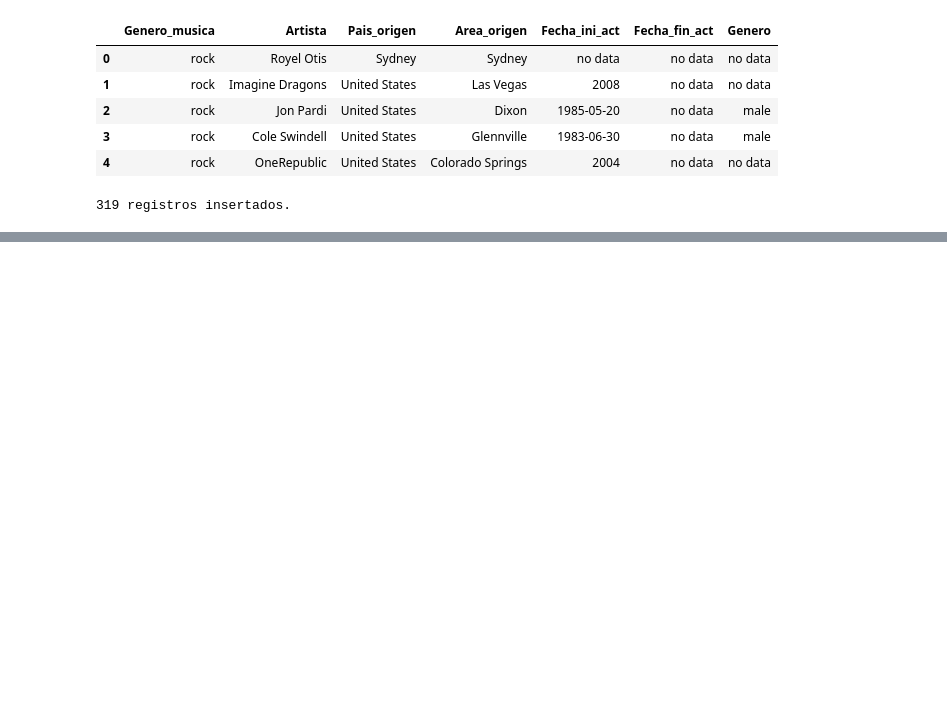
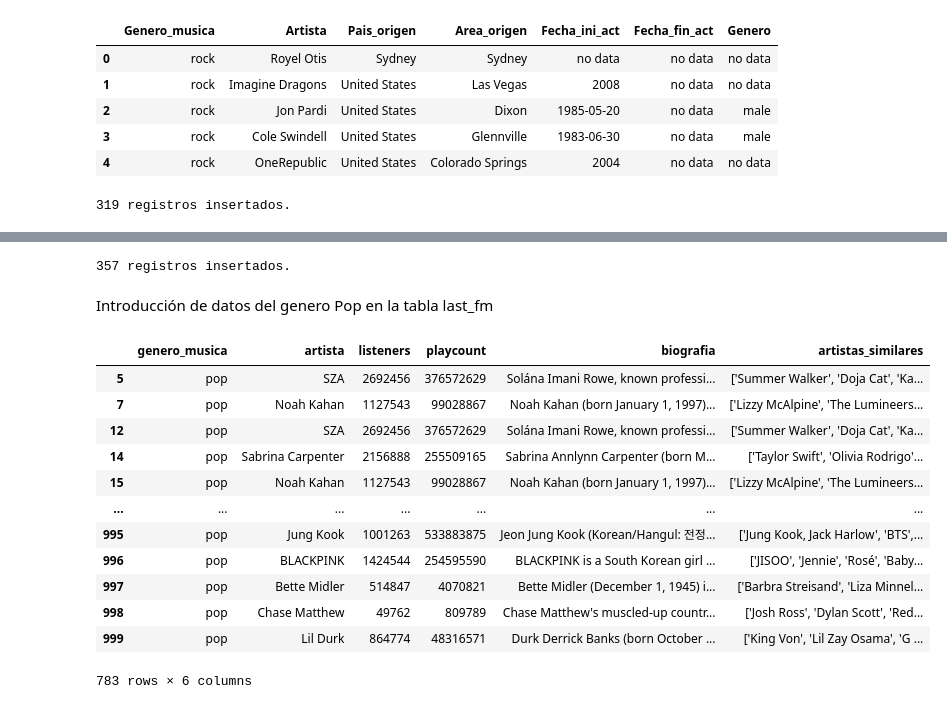
Before and after one commit to mtoledo-rgb/proyecto_spoty-api, a Jupyter notebook: Notebooks/BBDD_python_sql_VF.ipynb, the cells around one changed output, grey strips where cells are left out. Cells and saved outputs as stored; diff of their text form; code cells hidden in the pictures; blank space fills up the shorter version.

```diff
--- a/Notebooks/BBDD_python_sql_VF.ipynb
+++ b/Notebooks/BBDD_python_sql_VF.ipynb
@@ -498,0 +641,19 @@ except mysql.connector.Error as err:
+# %%
+# Inserción de los datos en SQL
+
+mycursor = cnx.cursor()
+query_hiphop_fm = "INSERT INTO last_fm (genero_musica, artista, listeners, playcount, biografia, artistas_similares) VALUES (%s,%s,%s,%s,%s,%s)"
+
+try:
+    mycursor.executemany(query_hiphop_fm, hiphop_fm_lista)
+    cnx.commit()
+    print(mycursor.rowcount, "registros insertados.")
+except mysql.connector.Error as err:
+    print("Error:", err)
+    print("Error Code:", err.errno)
+    print("SQLSTATE:", err.sqlstate)
+    print("Message:", err.msg)
+# %% [output]
+357 registros insertados.
+# %% [markdown]
+Introducción de datos del genero Pop en la tabla last_fm
@@ -498,0 +672,17 @@ except mysql.connector.Error as err:
+# %%
+duplicados_columna = pop_fm.duplicated(subset=['artista'])
+pop_fm[duplicados_columna]
+# %% [output]
+|  | genero_musica | artista | listeners | playcount | biografia | artistas_similares |
+| 5 | pop | SZA | 2692456 | 376572629 | Solána Imani Rowe, known professi... | ['Summer Walker', 'Doja Cat', 'Ka... |
+| 7 | pop | Noah Kahan | 1127543 | 99028867 | Noah Kahan (born January 1, 1997)... | ['Lizzy McAlpine', 'The Lumineers... |
+| 12 | pop | SZA | 2692456 | 376572629 | Solána Imani Rowe, known professi... | ['Summer Walker', 'Doja Cat', 'Ka... |
+| 14 | pop | Sabrina Carpenter | 2156888 | 255509165 | Sabrina Annlynn Carpenter (born M... | ['Taylor Swift', 'Olivia Rodrigo'... |
+| 15 | pop | Noah Kahan | 1127543 | 99028867 | Noah Kahan (born January 1, 1997)... | ['Lizzy McAlpine', 'The Lumineers... |
+| ... | ... | ... | ... | ... | ... | ... |
+| 995 | pop | Jung Kook | 1001263 | 533883875 | Jeon Jung Kook (Korean/Hangul: 전정... | ['Jung Kook, Jack Harlow', 'BTS',... |
+| 996 | pop | BLACKPINK | 1424544 | 254595590 | BLACKPINK is a South Korean girl ... | ['JISOO', 'Jennie', 'Rosé', 'Baby... |
+| 997 | pop | Bette Midler | 514847 | 4070821 | Bette Midler (December 1, 1945) i... | ['Barbra Streisand', 'Liza Minnel... |
+| 998 | pop | Chase Matthew | 49762 | 809789 | Chase Matthew's muscled-up countr... | ['Josh Ross', 'Dylan Scott', 'Red... |
+| 999 | pop | Lil Durk | 864774 | 48316571 | Durk Derrick Banks (born October ... | ['King Von', 'Lil Zay Osama', 'G ... |
+783 rows × 6 columns
```
Also changed, not shown: parts of 33 cells of this notebook, 7 other files.
